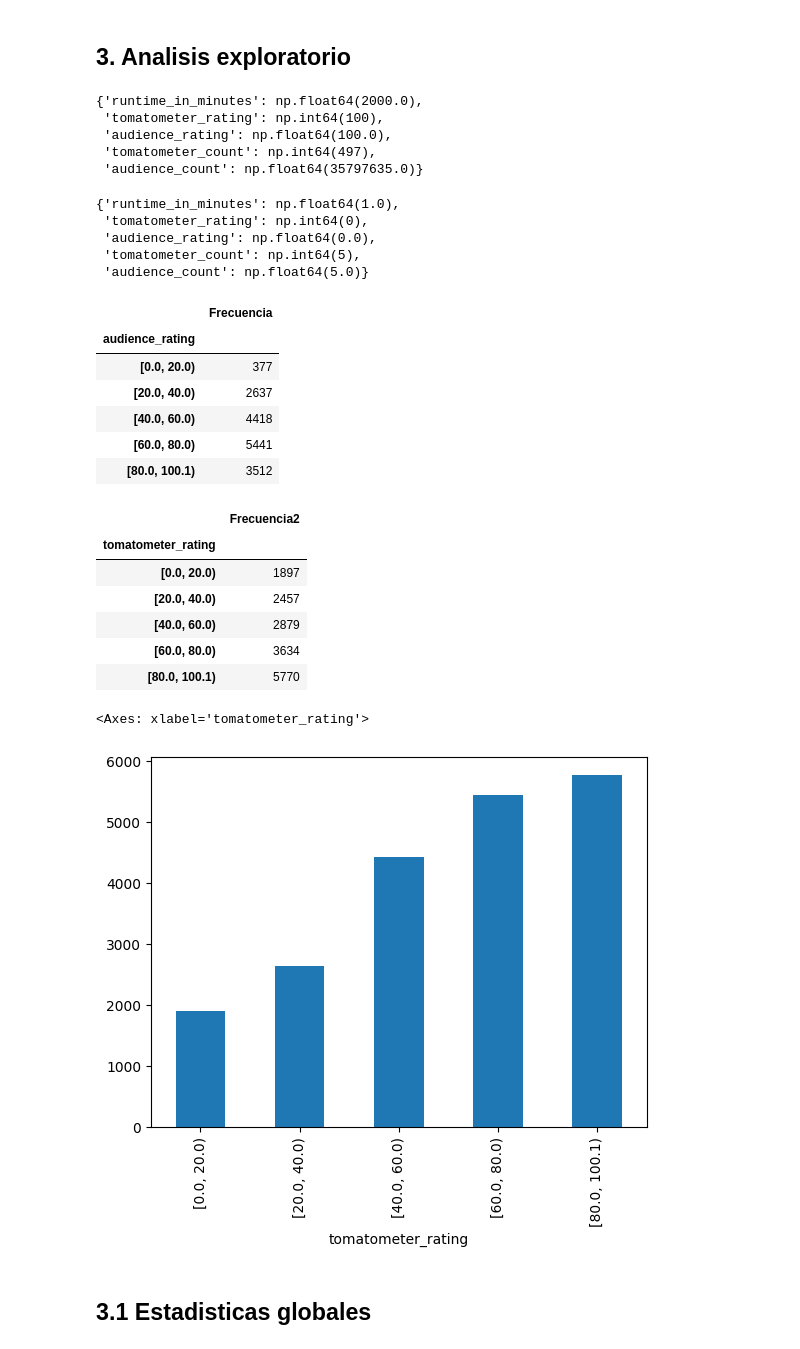
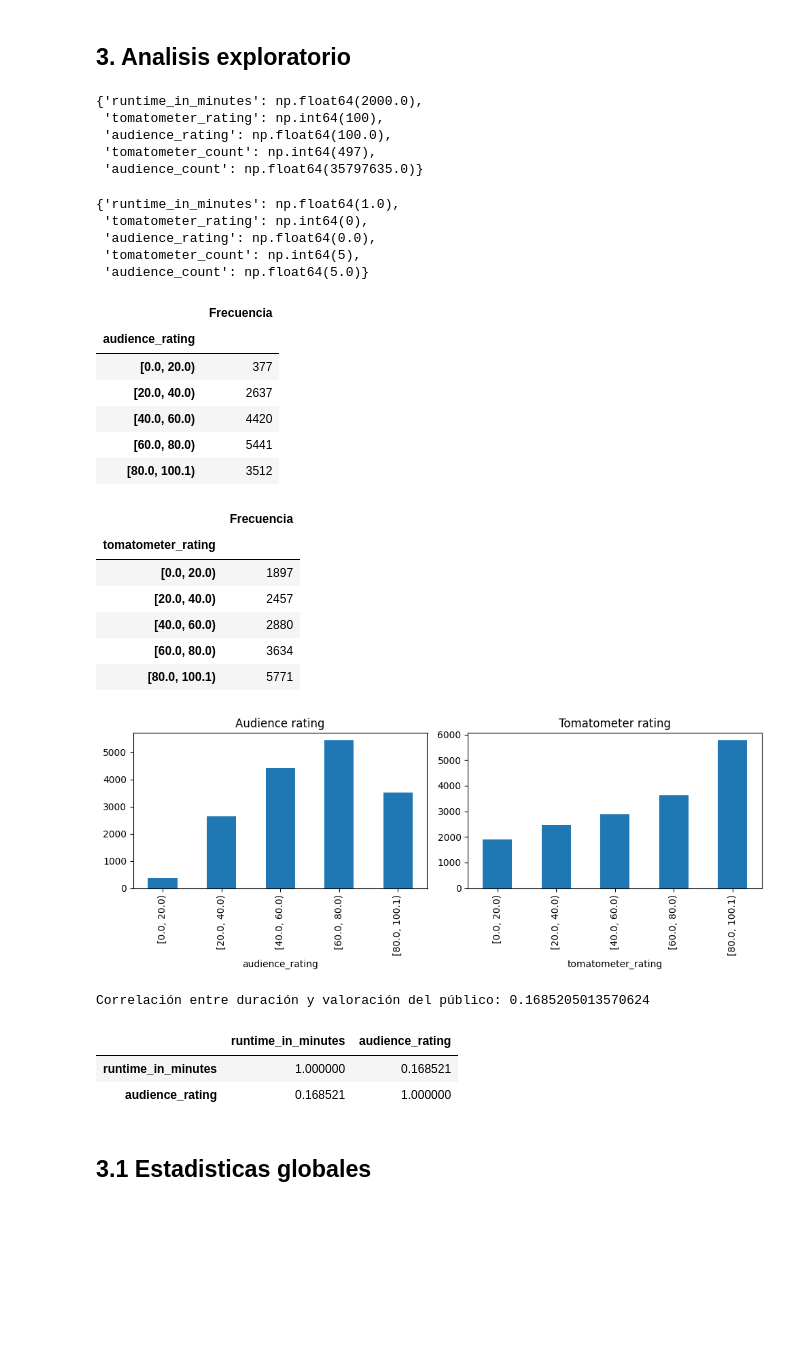
Before and after one commit to JoanMarcMM/RA2_AnalizarDataSet_RottenTomatoes_MarioJoanMarc, a Jupyter notebook: analisis/ficha.ipynb, the cells around one changed output. Cells and saved outputs as stored; diff of their text form; code cells hidden in the pictures; blank space fills up the shorter version.

Commit message:
correlaciones

```diff
--- a/analisis/ficha.ipynb
+++ b/analisis/ficha.ipynb
@@ -285,46 +294,94 @@ display(minimos)
 intervalos = 5
 
 #calcula los intervalos de cada atributo
 anchos_intervalos = {
     key: (maximos[key] - minimos[key]) / intervalos
     for key in maximos.keys()
 }
 anchos_intervalos
 
 #Hago la tabla de pfrequencias de audience_rating
-tabla_frecuencias = pd.cut(df['audience_rating'],
+tabla_frecuencias_audience = pd.cut(df['audience_rating'],
                           bins=intervalos,
                           right=False).value_counts().sort_index()
-display(tabla_frecuencias.to_frame(name='Frecuencia'))
+display(tabla_frecuencias_audience.to_frame(name='Frecuencia'))
 
-tabla_frecuencias.plot(kind='bar')
+
+#Hago la tabla de pfrequencias de audience_rating
+tabla_frecuencias_tomatometer = pd.cut(df['tomatometer_rating'],
+                          bins=intervalos,
+                          right=False).value_counts().sort_index()
+display(tabla_frecuencias_tomatometer.to_frame(name='Frecuencia'))
+
+
+fig, axes = plt.subplots(1, 2, figsize=(10,4))
+
+tabla_frecuencias_audience.plot(kind='bar', ax=axes[0], title='Audience rating')
+tabla_frecuencias_tomatometer.plot(kind='bar', ax=axes[1], title='Tomatometer rating')
+
+plt.tight_layout()
+plt.show()
+
+correlacion = df['runtime_in_minutes'].corr(df['audience_rating'])
+print("Correlación entre duración y valoración del público:", correlacion)
+df[['runtime_in_minutes', 'audience_rating']].corr()
+
+corr_runtime_audience = df['runtime_in_minutes'].corr(df['audience_rating'])
+print("Correlación duración ↔ audiencia_rating:", corr_runtime_audience)
+
+corr_runtime_audience_count = df['runtime_in_minutes'].corr(df['audience_count'])
+print("Correlación duración ↔ audience_count:", corr_runtime_audience_count)
+
+corr_runtime_tomatometer = df['runtime_in_minutes'].corr(df['tomatometer_rating'])
+print("Correlación duración ↔ tomatometer_rating:", corr_runtime_tomatometer)
+
+cols = [
+    'runtime_in_minutes',
+    'tomatometer_rating',
+    'tomatometer_count',
+    'audience_rating',
+    'audience_count'
+]
+
+correlation_matrix = df[cols].corr()
+
+print("Matriz de correlaciones:")
+display(correlation_matrix)
+
+plt.matshow(correlation_matrix)
+plt.colorbar()
+plt.title("Correlaciones entre variables numéricas", pad=20)
+plt.show()
 # %% [output]
 {'runtime_in_minutes': np.float64(2000.0),
  'tomatometer_rating': np.int64(100),
  'audience_rating': np.float64(100.0),
  'tomatometer_count': np.int64(497),
  'audience_count': np.float64(35797635.0)}
 {'runtime_in_minutes': np.float64(1.0),
  'tomatometer_rating': np.int64(0),
  'audience_rating': np.float64(0.0),
  'tomatometer_count': np.int64(5),
  'audience_count': np.float64(5.0)}
 |  | Frecuencia |
 | audience_rating |  |
 | [0.0, 20.0) | 377 |
 | [20.0, 40.0) | 2637 |
-| [40.0, 60.0) | 4418 |
+| [40.0, 60.0) | 4420 |
 | [60.0, 80.0) | 5441 |
 | [80.0, 100.1) | 3512 |
-|  | Frecuencia2 |
+|  | Frecuencia |
 | tomatometer_rating |  |
 | [0.0, 20.0) | 1897 |
 | [20.0, 40.0) | 2457 |
-| [40.0, 60.0) | 2879 |
+| [40.0, 60.0) | 2880 |
 | [60.0, 80.0) | 3634 |
-| [80.0, 100.1) | 5770 |
+| [80.0, 100.1) | 5771 |
+[figure, new version]
-<Axes: xlabel='tomatometer_rating'>
+Correlación entre duración y valoración del público: 0.1685205013570624
-[figure, old version]
+|  | runtime_in_minutes | audience_rating |
+| runtime_in_minutes | 1.000000 | 0.168521 |
+| audience_rating | 0.168521 | 1.000000 |
 # %% [markdown]
 ## 3.1 Estadisticas globales
 # %% [markdown]
```
Also changed, not shown: parts of 2 cells of this notebook.
